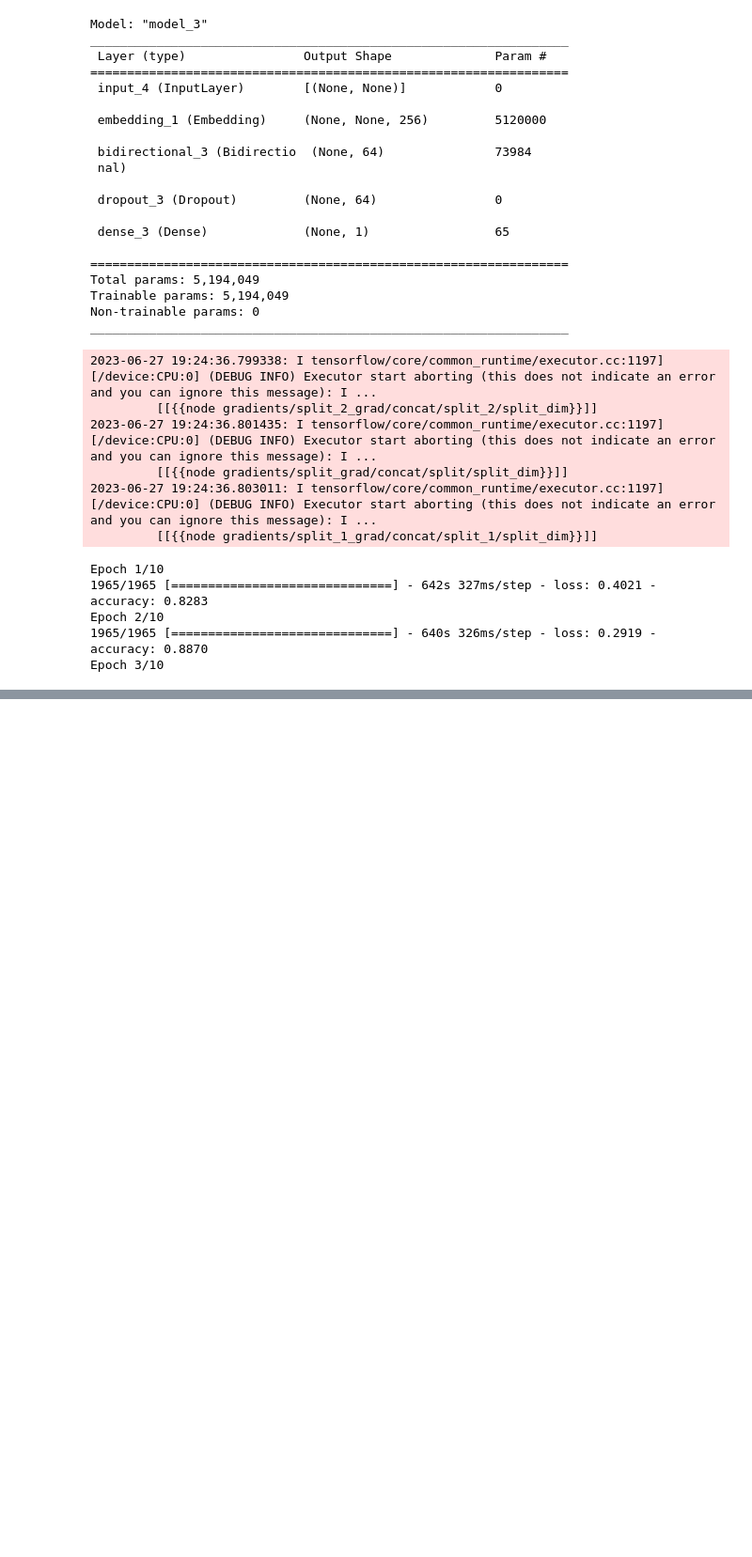
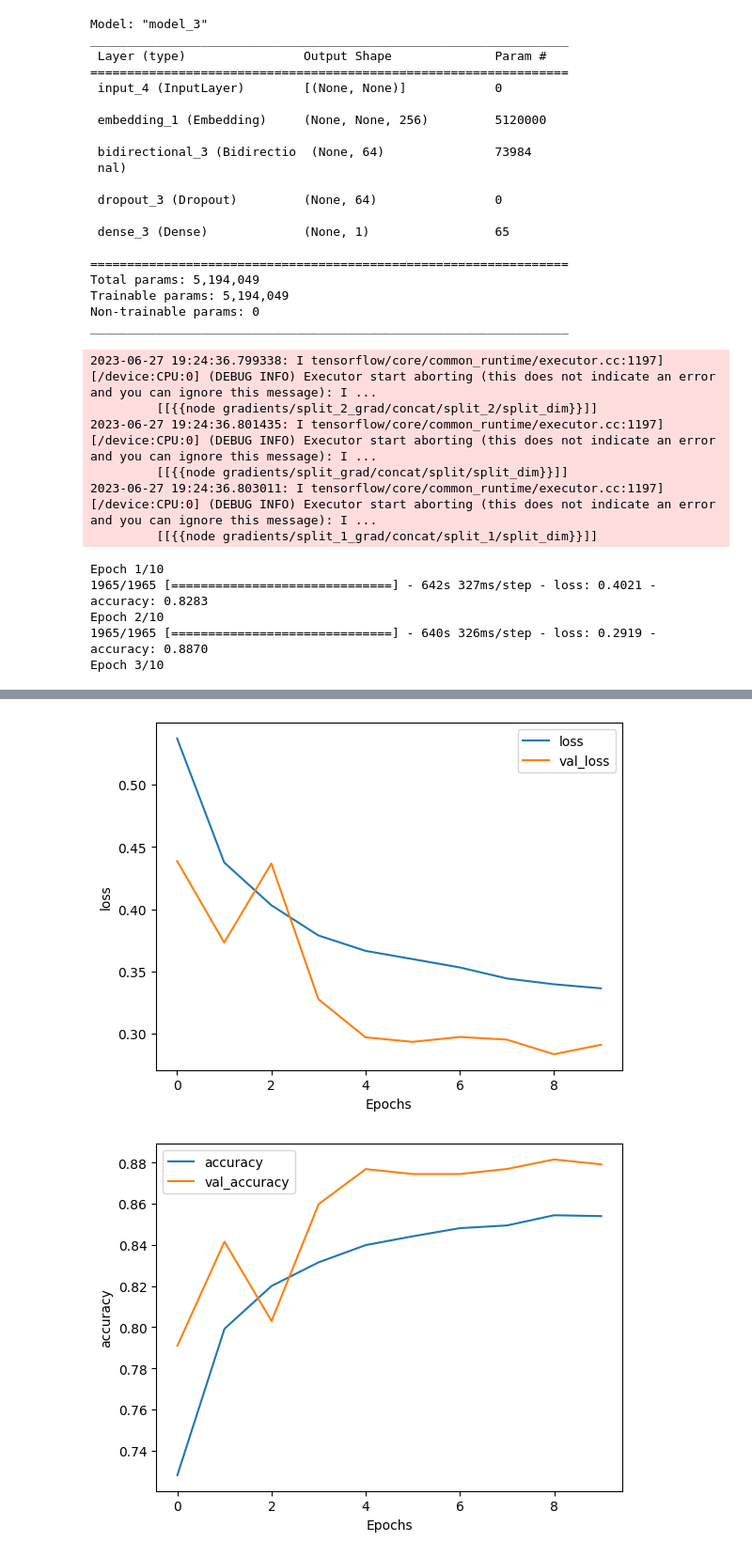
Before and after one commit to MaltePetersen/Sentiment-Analyse, a Jupyter notebook: sentiment_analyses_word_embedding_lstm.ipynb, the cells around one changed output, grey strips where cells are left out. Shown: that part at 94% size. Saved outputs shown, nothing was run; the diff lists cells and outputs as text; code cells hidden in the pictures; blank space fills up the shorter version.

```diff
--- a/sentiment_analyses_word_embedding_lstm.ipynb
+++ b/sentiment_analyses_word_embedding_lstm.ipynb
@@ -207,0 +327,32 @@ model.evaluate(int_test_ds, test_label)
+# %%
+embedding_dim = 100
+EMBEDDINGS_MATRIX = np.zeros((max_tokens, embedding_dim))
+
+for i, word in np.ndenumerate(vocabulary):
+    embedding_vector = GLOVE_EMBEDDINGS.get(word)
+    if embedding_vector is not None:
+        EMBEDDINGS_MATRIX[i] = embedding_vector
+# %%
+def create_model(vocab_size, embedding_dim, maxlen, embedding_matrix):
+    model = tf.keras.Sequential([
+        tf.keras.layers.Embedding(vocab_size, embedding_dim, input_length=maxlen, weights=[embedding_matrix], trainable=False),
+        tf.keras.layers.Bidirectional(tf.keras.layers.LSTM(32, dropout=0.5)),
+        tf.keras.layers.Dropout(0.5),
+        tf.keras.layers.Dense(1, activation="sigmoid")
+    ])
+
+    early_stopping = tf.keras.callbacks.EarlyStopping(
+        monitor='val_loss',
+        verbose=1,
+        patience=5,
+        restore_best_weights=True)
+
+    callbacks = [early_stopping]
+
+    model.compile(loss='binary_crossentropy',
+                  optimizer='adam',
+                  metrics=['accuracy'])
+
+    return model, callbacks
+# %%
+model, callbacks = create_model(max_tokens, embedding_dim, max_length, EMBEDDINGS_MATRIX)
@@ -207,0 +374,2 @@ model.evaluate(int_test_ds, test_label)
+# %%
+history = model.fit(int_train_ds, train_label, validation_split=0.2, epochs=10, callbacks=callbacks)
@@ -207,0 +428,6 @@ model.evaluate(int_test_ds, test_label)
+# %%
+from utils.plot_utils import plot_history_metrics
+plot_history_metrics(history, ['loss', 'accuracy'])
+# %% [output]
+[figure, added]
+[figure, added]
```
Also changed, not shown: parts of 15 cells of this notebook, 6 other files.
